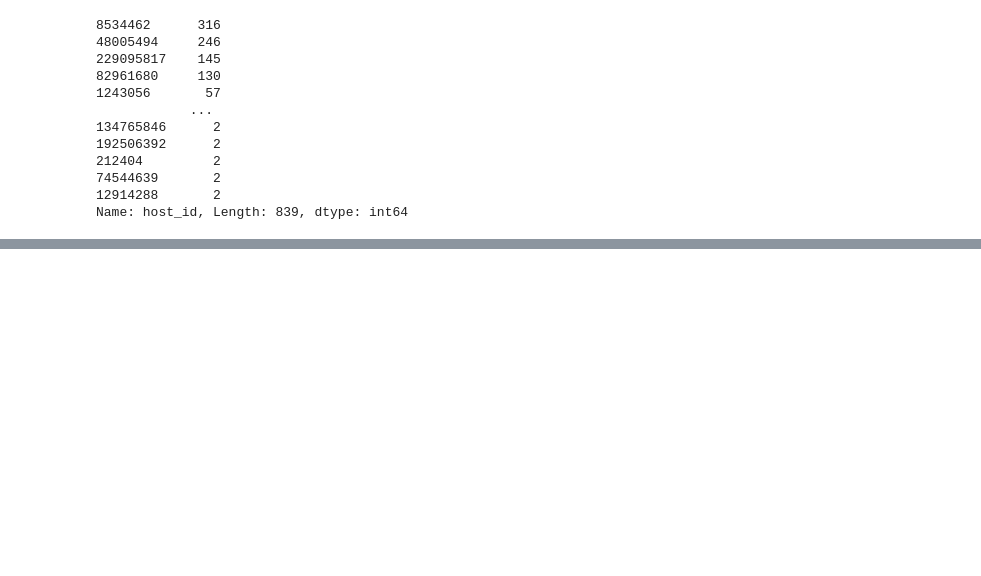
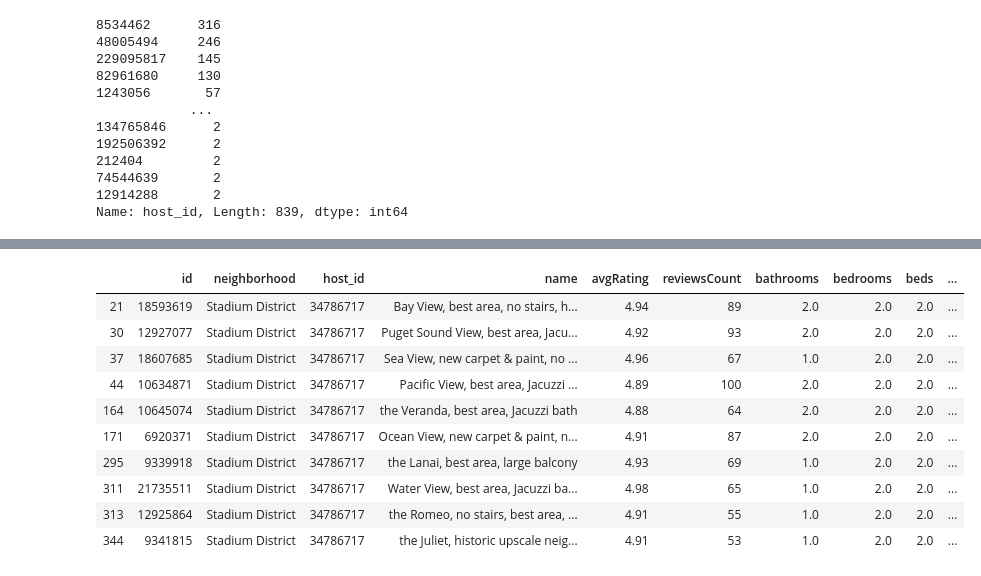
Before and after one commit to isaac-campbell-smith/AirBNB_Rentals, a Jupyter notebook: EDA.ipynb, the cells around one changed output, grey strips where cells are left out. Cells and saved outputs as stored; diff of their text form; code cells hidden in the pictures; blank space fills up the shorter version.

```diff
--- a/EDA.ipynb
+++ b/EDA.ipynb
@@ -142,0 +218,14 @@ Name: host_id, Length: 839, dtype: int64
+# %%
+tacoma_listings[tacoma_listings.host_id == '34786717']
+# %% [output]
+|  | id | neighborhood | host_id | name | avgRating | reviewsCount | bathrooms | bedrooms | beds | ... |
+| 21 | 18593619 | Stadium District | 34786717 | Bay View, best area, no stairs, h... | 4.94 | 89 | 2.0 | 2.0 | 2.0 | ... |
+| 30 | 12927077 | Stadium District | 34786717 | Puget Sound View, best area, Jacu... | 4.92 | 93 | 2.0 | 2.0 | 2.0 | ... |
+| 37 | 18607685 | Stadium District | 34786717 | Sea View, new carpet & paint, no ... | 4.96 | 67 | 1.0 | 2.0 | 2.0 | ... |
+| 44 | 10634871 | Stadium District | 34786717 | Pacific View, best area, Jacuzzi ... | 4.89 | 100 | 2.0 | 2.0 | 2.0 | ... |
+| 164 | 10645074 | Stadium District | 34786717 | the Veranda, best area, Jacuzzi bath | 4.88 | 64 | 2.0 | 2.0 | 2.0 | ... |
+| 171 | 6920371 | Stadium District | 34786717 | Ocean View, new carpet & paint, n... | 4.91 | 87 | 2.0 | 2.0 | 2.0 | ... |
+| 295 | 9339918 | Stadium District | 34786717 | the Lanai, best area, large balcony | 4.93 | 69 | 1.0 | 2.0 | 2.0 | ... |
+| 311 | 21735511 | Stadium District | 34786717 | Water View, best area, Jacuzzi ba... | 4.98 | 65 | 1.0 | 2.0 | 2.0 | ... |
+| 313 | 12925864 | Stadium District | 34786717 | the Romeo, no stairs, best area, ... | 4.91 | 55 | 1.0 | 2.0 | 2.0 | ... |
+| 344 | 9341815 | Stadium District | 34786717 | the Juliet, historic upscale neig... | 4.91 | 53 | 1.0 | 2.0 | 2.0 | ... |
```
Also changed, not shown: parts of 9 cells of this notebook, 1 other file.
